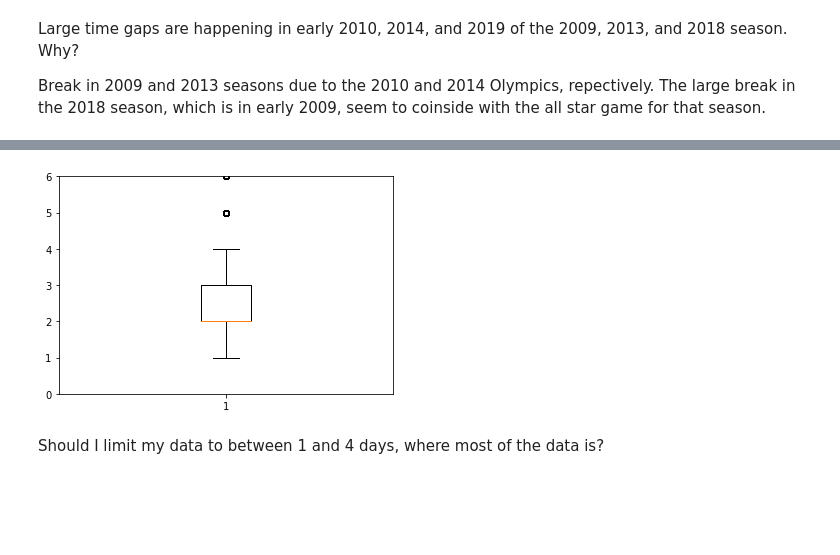
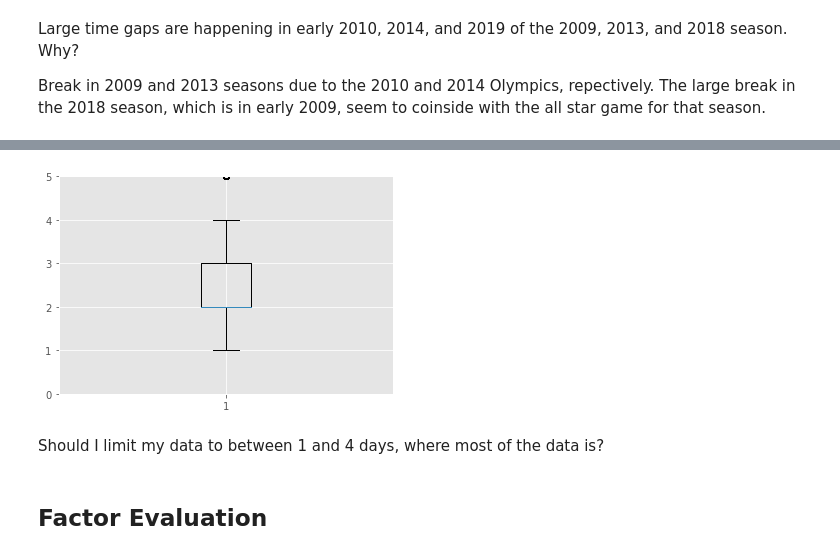
Before and after one commit to jkh-code/nhl-win-factors-analysis, a Jupyter notebook: notebooks/nhl-win-factors-analysis-eda.ipynb, the cells around one changed output, grey strips where cells are left out. Cells and saved outputs as stored; diff of their text form; code cells hidden in the pictures; blank space fills up the shorter version.

```diff
--- a/notebooks/nhl-win-factors-analysis-eda.ipynb
+++ b/notebooks/nhl-win-factors-analysis-eda.ipynb
@@ -2,11 +2,14 @@
 # NHL Win Factors Analysis EDA
 # %%
 import pandas as pd
+import numpy as np
 import matplotlib.pyplot as plt
 
 from web_scraping import make_postgres_conn
 
 pd.set_option('display.max_rows', 100)
+plt.style.use('ggplot')
+%matplotlib inline
 # %% [markdown]
 Importing the data from the database. (Needed to add the *project-root-directory/src* file path to `PYTHONPATH` for the import statement to work.)
 # %%
@@ -29,6 +34,7 @@ Removing columns that are regulation, regulation + overtime, and shootout games
 # %%
 df.drop(
-    ['reg_wins', 'reg_ot_wins', 'so_wins', 'gf_per_gp', 'ga_per_gp'],
+    ['reg_wins', 'reg_ot_wins', 'so_wins', 'gf_per_gp', 'ga_per_gp',
+        'points', 'point_percent'],
     axis=1, inplace=True)
 df.head()
 # %% [output]
@@ -43,7 +52,10 @@ Extracting date, if home game, and opponent from `game` column.
 # %%
 df.insert(1, 'date', pd.to_datetime(df['game'].str.slice(0, 9+1), format='%Y/%m/%d'))
-df.insert(3, 'home_game', df['game'].str.contains('vs'))
+df.insert(3, 'home_game', np.where(df['game'].str.contains('vs'), 'Home', 'Away'))
 df.insert(4, 'opponent', df['game'].str.slice(-3))
+df.insert(5, 'outcome', np.where(df['wins'] == 1, 'Win', 'Loss'))
+df.insert(13, 'goal_diff', df['gf'] - df['ga'])
+df.insert(20, 'shot_diff', df['sf_per_gp'] - df['sa_per_gp'])
 df.drop(['game'], axis=1, inplace=True)
 df.head()
 # %% [output]
@@ -137,8 +154,10 @@ df.boxplot('days_btwn_games')
 # %%
-fig, ax = plt.subplots()
+fig, ax = plt.subplots(1)
 ax.boxplot(df['days_btwn_games'].dropna())
-ax.set_ylim([0.0, 6.0]);
+ax.set_ylim([0, 5]);
 # %% [output]
-[figure, old version]
+[figure, new version]
 # %% [markdown]
 Should I limit my data to between 1 and 4 days, where most of the data is?
+# %% [markdown]
+## Factor Evaluation
```
Also changed, not shown: parts of 19 cells of this notebook.
